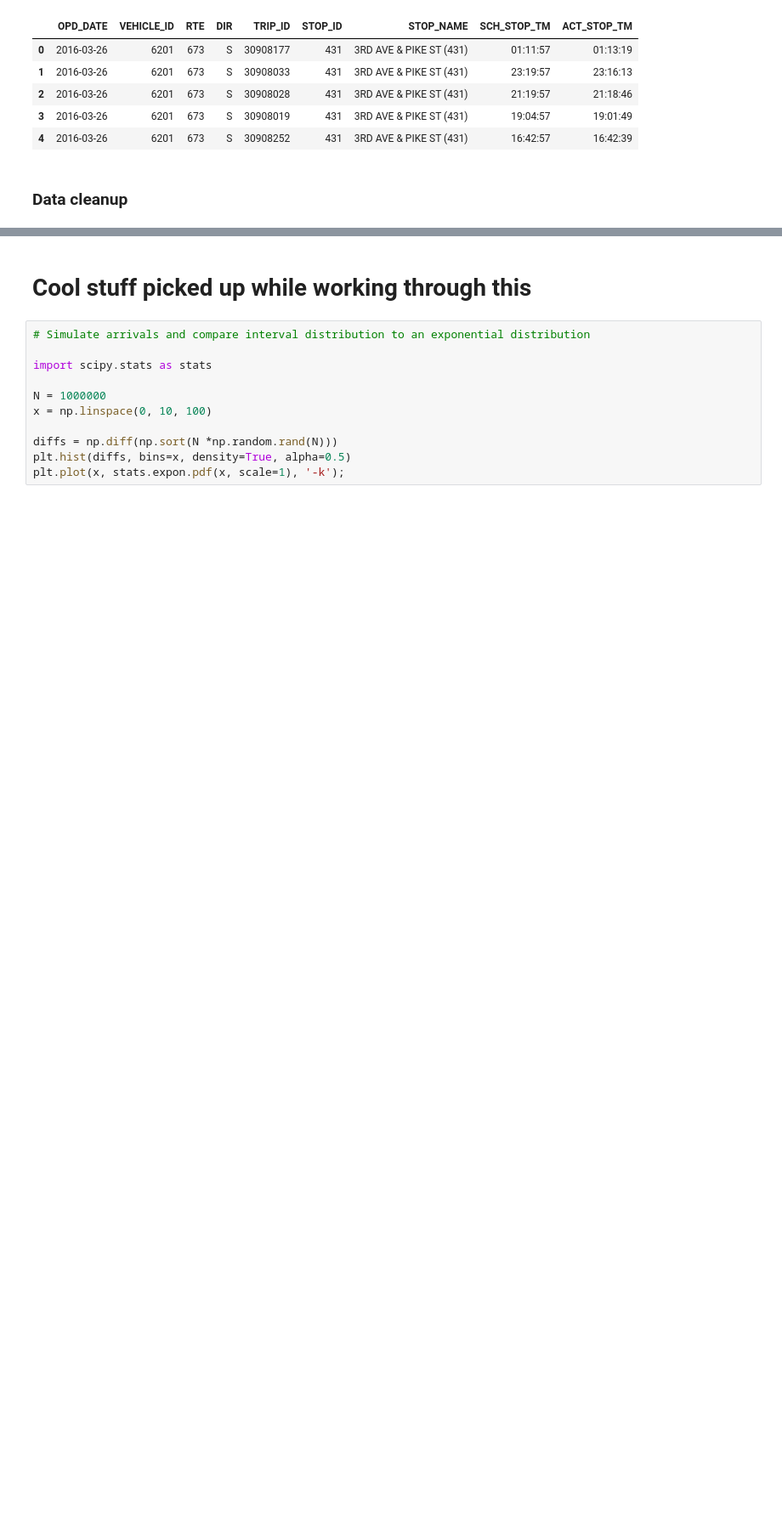
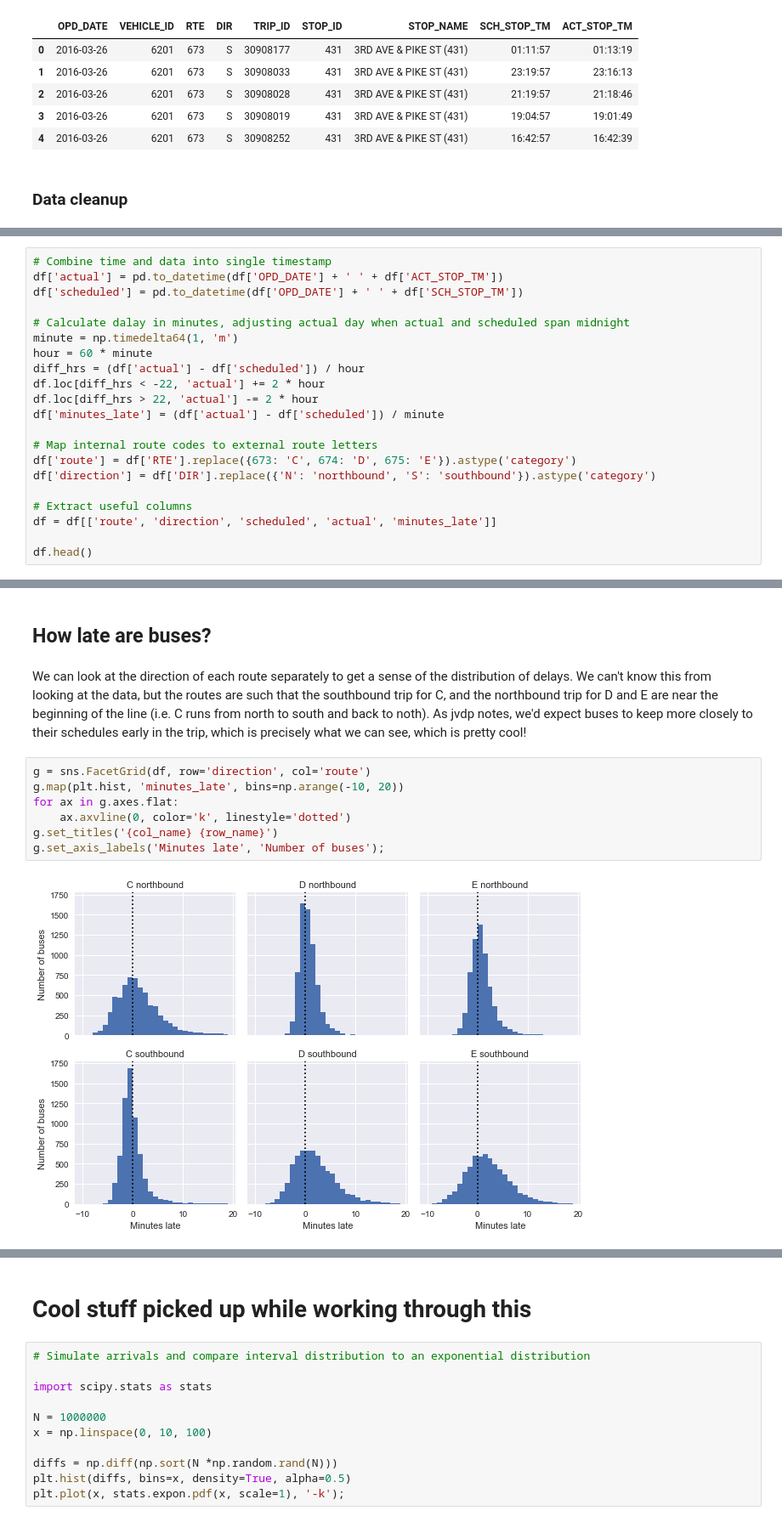
Before and after one commit to fabiangunzinger/bus_paradox, a Jupyter notebook: waiting_time_paradox.ipynb, the cells around one changed output, grey strips where cells are left out. Shown: that part at 85% size. Cells and saved outputs as stored; diff of their text form; blank space fills up the shorter version.

```diff
--- a/waiting_time_paradox.ipynb
+++ b/waiting_time_paradox.ipynb
@@ -145,0 +146,21 @@ df['']
+# %%
+# Combine time and data into single timestamp
+df['actual'] = pd.to_datetime(df['OPD_DATE'] + ' ' + df['ACT_STOP_TM'])
+df['scheduled'] = pd.to_datetime(df['OPD_DATE'] + ' ' + df['SCH_STOP_TM'])
+
+# Calculate dalay in minutes, adjusting actual day when actual and scheduled span midnight
+minute = np.timedelta64(1, 'm')
+hour = 60 * minute
+diff_hrs = (df['actual'] - df['scheduled']) / hour
+df.loc[diff_hrs < -22, 'actual'] += 2 * hour
+df.loc[diff_hrs > 22, 'actual'] -= 2 * hour
+df['minutes_late'] = (df['actual'] - df['scheduled']) / minute
+
+# Map internal route codes to external route letters
+df['route'] = df['RTE'].replace({673: 'C', 674: 'D', 675: 'E'}).astype('category')
+df['direction'] = df['DIR'].replace({'N': 'northbound', 'S': 'southbound'}).astype('category')
+
+# Extract useful columns
+df = df[['route', 'direction', 'scheduled', 'actual', 'minutes_late']]
+
+df.head()
@@ -145,0 +187,13 @@ df['']
+# %% [markdown]
+## How late are buses?
+# %% [markdown]
+We can look at the direction of each route separately to get a sense of the distribution of delays. We can't know this from looking at the data, but the routes are such that the southbound trip for C, and the northbound trip for D and E are near the beginning of the line (i.e. C runs from north to south and back to noth). As jvdp notes, we'd expect buses to keep more closely to their schedules early in the trip, which is precisely what we can see, which is pretty cool!
+# %%
+g = sns.FacetGrid(df, row='direction', col='route')
+g.map(plt.hist, 'minutes_late', bins=np.arange(-10, 20))
+for ax in g.axes.flat:
+    ax.axvline(0, color='k', linestyle='dotted')
+g.set_titles('{col_name} {row_name}')
+g.set_axis_labels('Minutes late', 'Number of buses');
+# %% [output]
+[figure, added]
```
Also changed, not shown: parts of 12 cells of this notebook, 1 other file.
